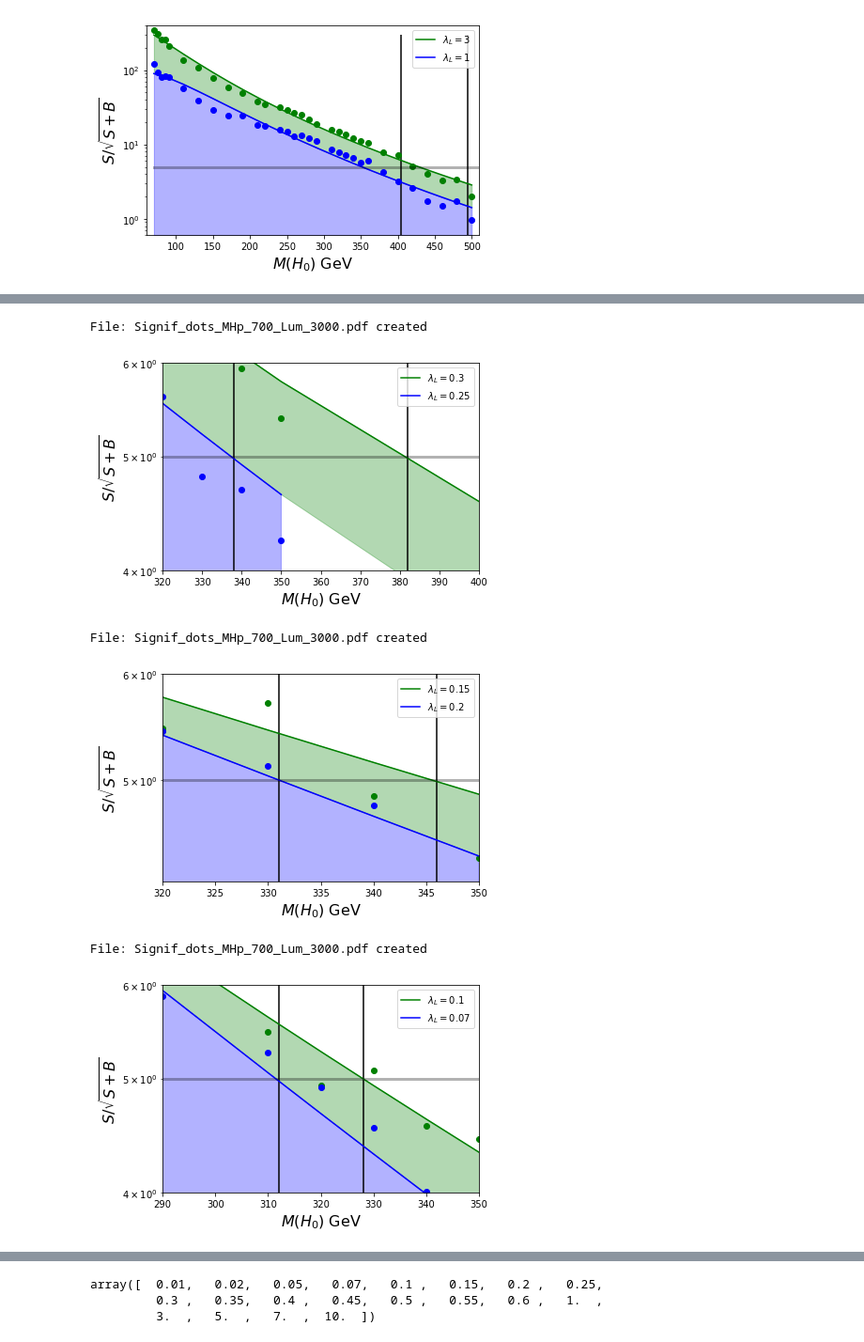
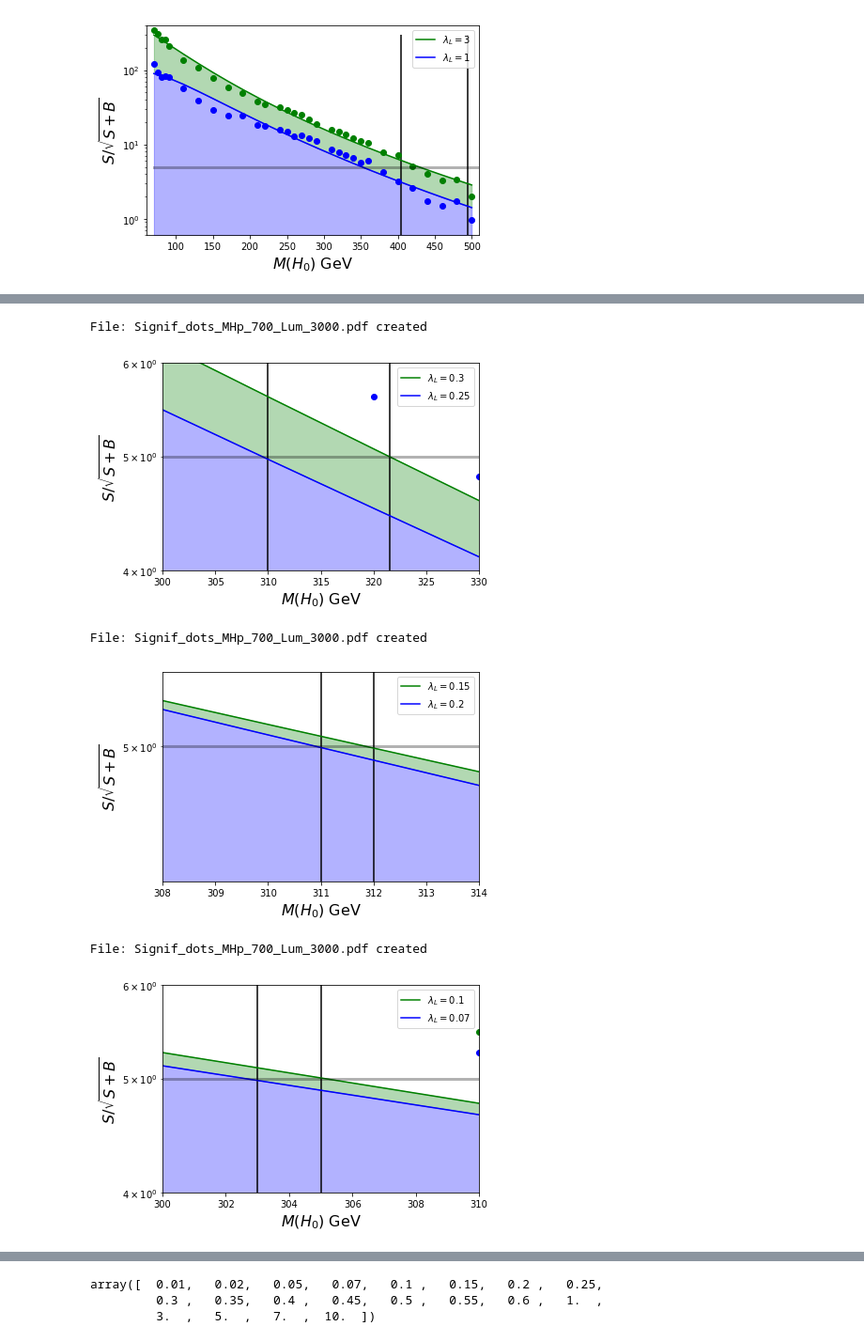
Before and after one commit to restrepo/VBF_IDM, a Jupyter notebook: Sensitivity_manual_contour.ipynb, the cells around one changed output, grey strips where cells are left out. Shown: that part at 94% size. Saved outputs shown, nothing was run; the diff lists cells and outputs as text; code cells hidden in the pictures.

```diff
--- a/Sensitivity_manual_contour.ipynb
+++ b/Sensitivity_manual_contour.ipynb
@@ -157,5 +157,5 @@ File: Signif_dots_MHp_700_Lum_3000.pdf created
 # %%
-mc=mfit(df,mc,LaL1=0.5, LaL2=0.45, MH1=374   , MH2=325,\
-    MHp=700,Lumi=3000000,xmin=300,xmax=400,ymin=4,ymax=6)
+mc=mfit(df,mc,LaL1=0.5, LaL2=0.45, MH1=310   , MH2=334,\
+    MHp=700,Lumi=3000000,xmin=300,xmax=350,ymin=4,ymax=6)
 # %% [output]
 File: Signif_dots_MHp_700_Lum_3000.pdf created
@@ -163,5 +163,5 @@ File: Signif_dots_MHp_700_Lum_3000.pdf created
 # %%
-mc=mfit(df,mc,LaL1=0.4, LaL2=0.35, MH1=345   , MH2=327,\
-    MHp=700,Lumi=3000000,xmin=310,xmax=370,ymin=4,ymax=6)
+mc=mfit(df,mc,LaL1=0.4, LaL2=0.35, MH1=317   , MH2=321,\
+    MHp=700,Lumi=3000000,xmin=310,xmax=330,ymin=4,ymax=6)
 # %% [output]
 File: Signif_dots_MHp_700_Lum_3000.pdf created
@@ -169,19 +169,19 @@ File: Signif_dots_MHp_700_Lum_3000.pdf created
 # %%
-mc=mfit(df,mc,LaL1=0.3, LaL2=0.25, MH1=382   , MH2=338,\
-    MHp=700,Lumi=3000000,xmin=320,xmax=400,ymin=4,ymax=6)
+mc=mfit(df,mc,LaL1=0.3, LaL2=0.25, MH1=310   , MH2=321.5,\
+    MHp=700,Lumi=3000000,xmin=300,xmax=330,ymin=4,ymax=6)
 # %% [output]
 File: Signif_dots_MHp_700_Lum_3000.pdf created
-[figure, old version]
+[figure, new version]
 # %%
-mc=mfit(df,mc,LaL1=0.15, LaL2=0.2, MH1=331   , MH2=346,\
-    MHp=700,Lumi=3000000,xmin=320,xmax=350,ymin=4.2,ymax=6)
+mc=mfit(df,mc,LaL1=0.15, LaL2=0.2, MH1=311   , MH2=312,\
+    MHp=700,Lumi=3000000,xmin=308,xmax=314,ymin=4.5,ymax=5.3)
 # %% [output]
 File: Signif_dots_MHp_700_Lum_3000.pdf created
-[figure, old version]
+[figure, new version]
 # %%
-mc=mfit(df,mc,LaL1=0.1, LaL2=0.07, MH1=328   , MH2=312,\
-    MHp=700,Lumi=3000000,xmin=290,xmax=350,ymin=4,ymax=6)
+mc=mfit(df,mc,LaL1=0.1, LaL2=0.07, MH1=303   , MH2=305,\
+    MHp=700,Lumi=3000000,xmin=300,xmax=310,ymin=4,ymax=6)
 # %% [output]
 File: Signif_dots_MHp_700_Lum_3000.pdf created
-[figure, old version]
+[figure, new version]
 # %%
```
Also changed, not shown: parts of 8 cells of this notebook, 1 other file.
